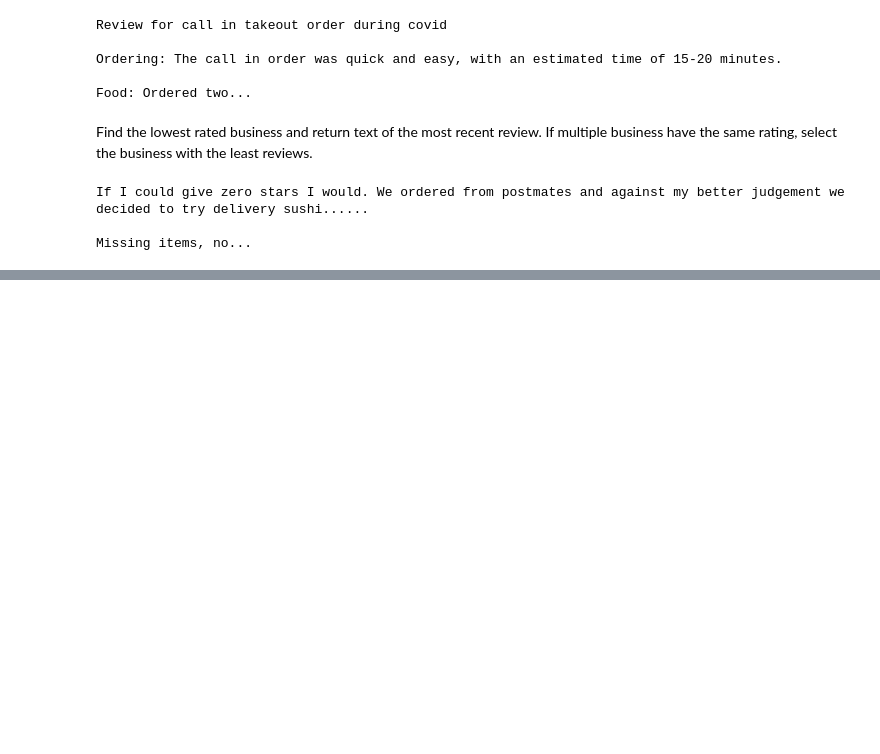
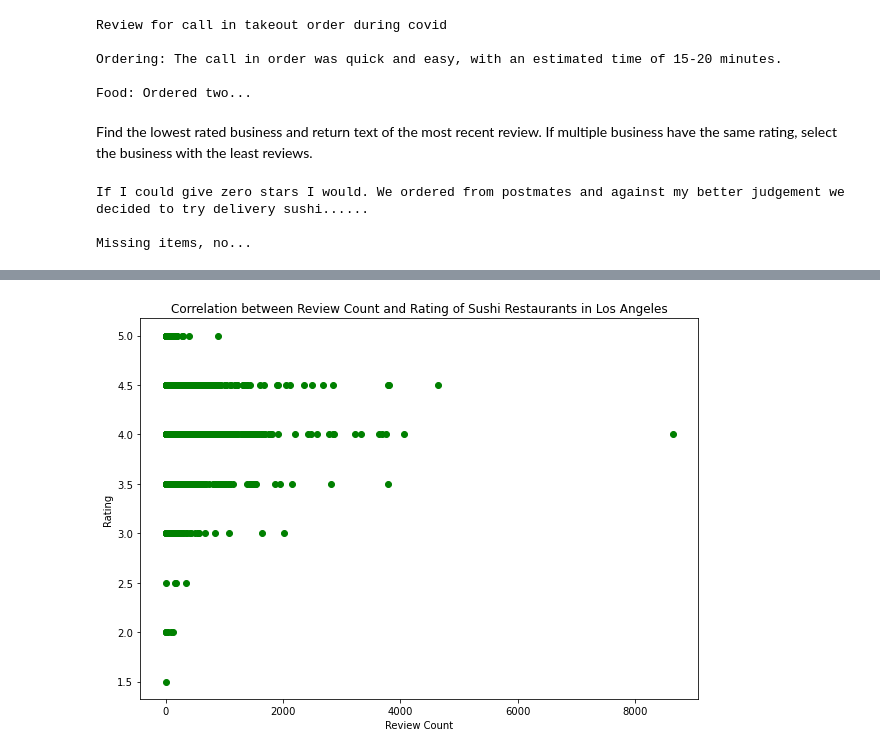
Before and after one commit to eggrollofchaos/wax_yelp_project, a Jupyter notebook: code/wax_proj1.ipynb, the cells around one changed output, grey strips where cells are left out. Saved outputs shown, nothing was run; the diff lists cells and outputs as text; code cells hidden in the pictures; blank space fills up the shorter version.

```diff
--- a/code/wax_proj1.ipynb
+++ b/code/wax_proj1.ipynb
@@ -371,0 +445,10 @@ Missing items, no...
+# %%
+# Correlation between restaurant rating and # of reviews in LA
+fig, ax = plt.subplots(figsize = [10,7])
+ax.scatter(biz_la['review_count'], biz_la['rating'], color = 'g')
+ax.set_xlabel('Review Count')
+ax.set_ylabel('Rating')
+ax.set_title('Correlation between Review Count and Rating of Sushi Restaurants in Los Angeles')
+plt.savefig("../visualizations/la_rev_rate.png", orientation = 'landscape')
+# %% [output]
+[figure, added]
```
Also changed, not shown: parts of 23 cells of this notebook, 14 other files.
